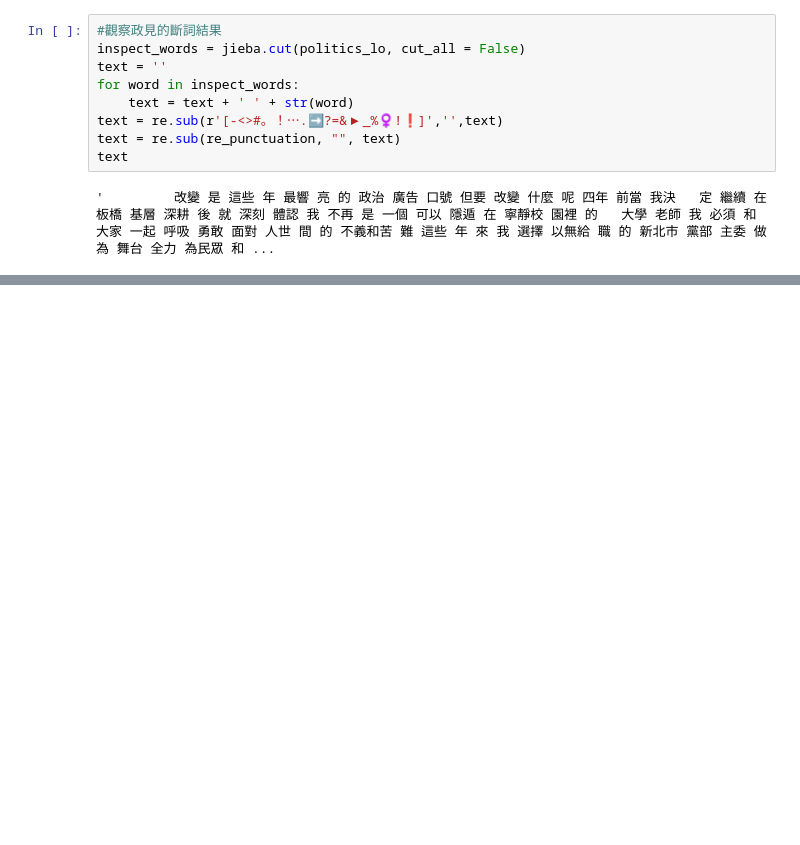
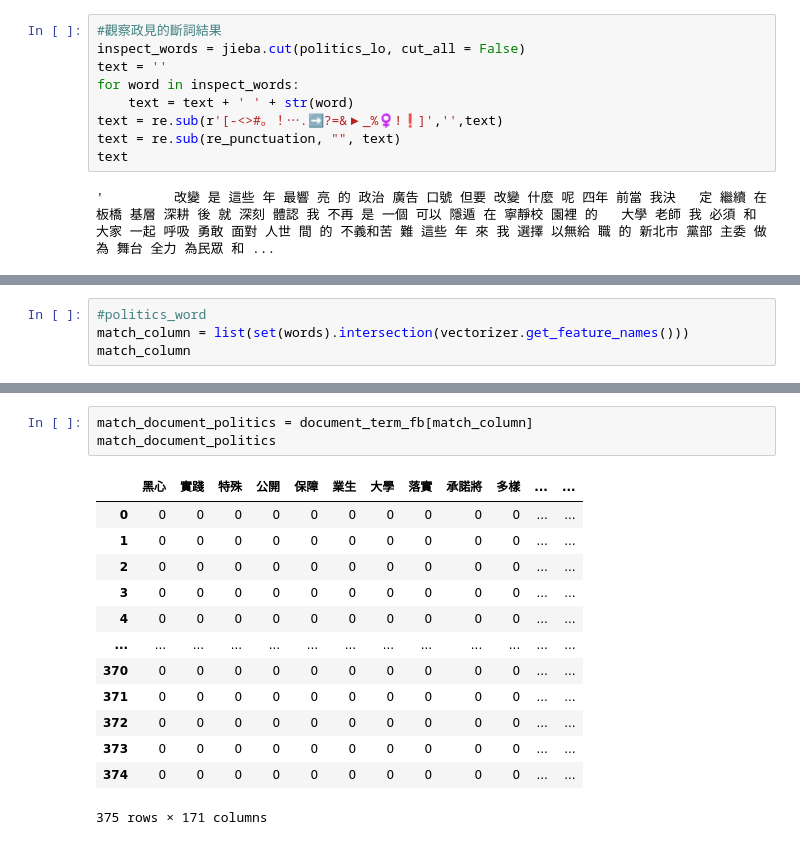
Before and after one commit to binying-lu/-2021-Politics-and-information, a Jupyter notebook: HW 0412/Banqiao_Lo.ipynb, the cells around one changed output, grey strips where cells are left out. Saved outputs shown, nothing was run; the diff lists cells and outputs as text; blank space fills up the shorter version.

```diff
--- a/HW 0412/Banqiao_Lo.ipynb
+++ b/HW 0412/Banqiao_Lo.ipynb
@@ -357,0 +435,4 @@ Counter({'一秒': 1,
+# %%
+#politics_word
+match_column = list(set(words).intersection(vectorizer.get_feature_names()))
+match_column
@@ -357,0 +483,17 @@ Counter({'一秒': 1,
+# %%
+match_document_politics = document_term_fb[match_column]
+match_document_politics
+# %% [output]
+|  | 黑心 | 實踐 | 特殊 | 公開 | 保障 | 業生 | 大學 | 落實 | 承諾將 | 多樣 | ... | ... |
+| 0 | 0 | 0 | 0 | 0 | 0 | 0 | 0 | 0 | 0 | 0 | ... | ... |
+| 1 | 0 | 0 | 0 | 0 | 0 | 0 | 0 | 0 | 0 | 0 | ... | ... |
+| 2 | 0 | 0 | 0 | 0 | 0 | 0 | 0 | 0 | 0 | 0 | ... | ... |
+| 3 | 0 | 0 | 0 | 0 | 0 | 0 | 0 | 0 | 0 | 0 | ... | ... |
+| 4 | 0 | 0 | 0 | 0 | 0 | 0 | 0 | 0 | 0 | 0 | ... | ... |
+| ... | ... | ... | ... | ... | ... | ... | ... | ... | ... | ... | ... | ... |
+| 370 | 0 | 0 | 0 | 0 | 0 | 0 | 0 | 0 | 0 | 0 | ... | ... |
+| 371 | 0 | 0 | 0 | 0 | 0 | 0 | 0 | 0 | 0 | 0 | ... | ... |
+| 372 | 0 | 0 | 0 | 0 | 0 | 0 | 0 | 0 | 0 | 0 | ... | ... |
+| 373 | 0 | 0 | 0 | 0 | 0 | 0 | 0 | 0 | 0 | 0 | ... | ... |
+| 374 | 0 | 0 | 0 | 0 | 0 | 0 | 0 | 0 | 0 | 0 | ... | ... |
+375 rows × 171 columns
```
Also changed, not shown: parts of 18 cells of this notebook, 5 other files.
